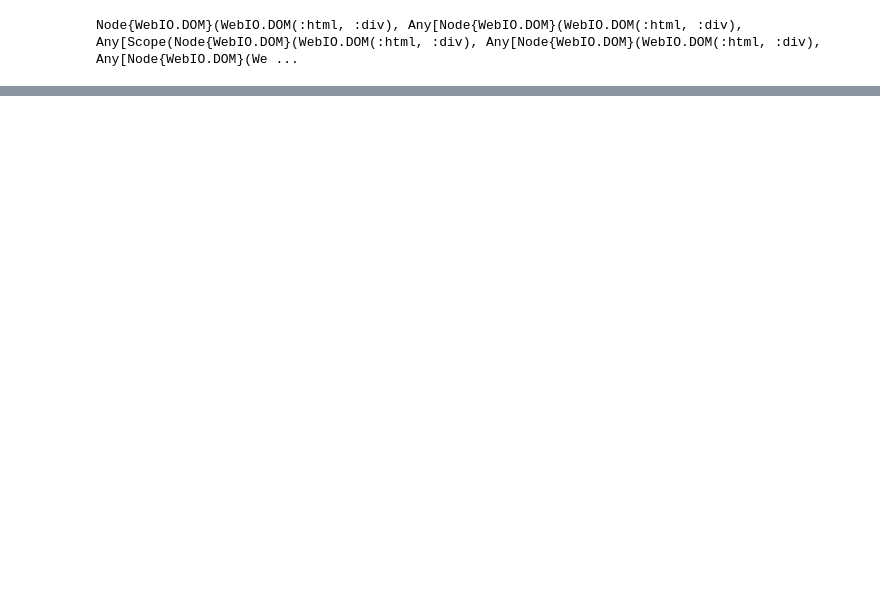
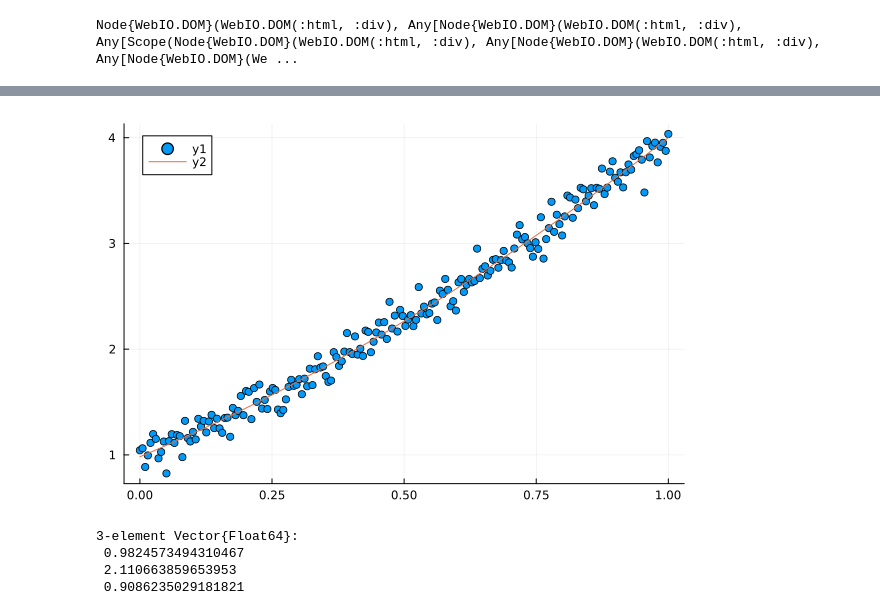
Before and after one commit to Imperial-MATH50003/MATH50003NumericalAnalysis2022-23, a Jupyter notebook: lectures/Lecture9-Draft.ipynb, the cells around one changed output, grey strips where cells are left out. Cells and saved outputs as stored; diff of their text form; code cells hidden in the pictures; blank space fills up the shorter version.

```diff
--- a/lectures/Lecture9-Draft.ipynb
+++ b/lectures/Lecture9-Draft.ipynb
@@ -23,0 +35,25 @@ Node{WebIO.DOM}(WebIO.DOM(:html, :div), Any[Node{WebIO.DOM}(WebIO.DOM(:html, :di
+# %%
+# We want to find the polynomial p(x) = p_0 + p_1*x + p_2*x^2  so that
+# p(x[k]) ≈ f(x[k])
+# in the sense that norm([p(x[k]) - f(x[k]) for k = 1:m]) == norm(p.(x) -f.(x))
+# Make the Vandermonde matrix
+
+V = [x[k]^j for k=1:m, j=0:2]
+# Then p.(x) == V*c for c = [p_0,p_1,p_2]
+# Thus we want to minimise
+# norm(V*c - 𝐟)
+# i.e.
+
+c = V \ 𝐟
+p = x -> c[1] + c[2]x + c[3]x^2
+
+plot!(x, p.(x))
+# %% [output]
+[figure, added]
+# %%
+c
+# %% [output]
+3-element Vector{Float64}:
+ 0.9824573494310467
+ 2.110663859653953
+ 0.9086235029181821
```
Also changed, not shown: parts of 1 cell of this notebook.
